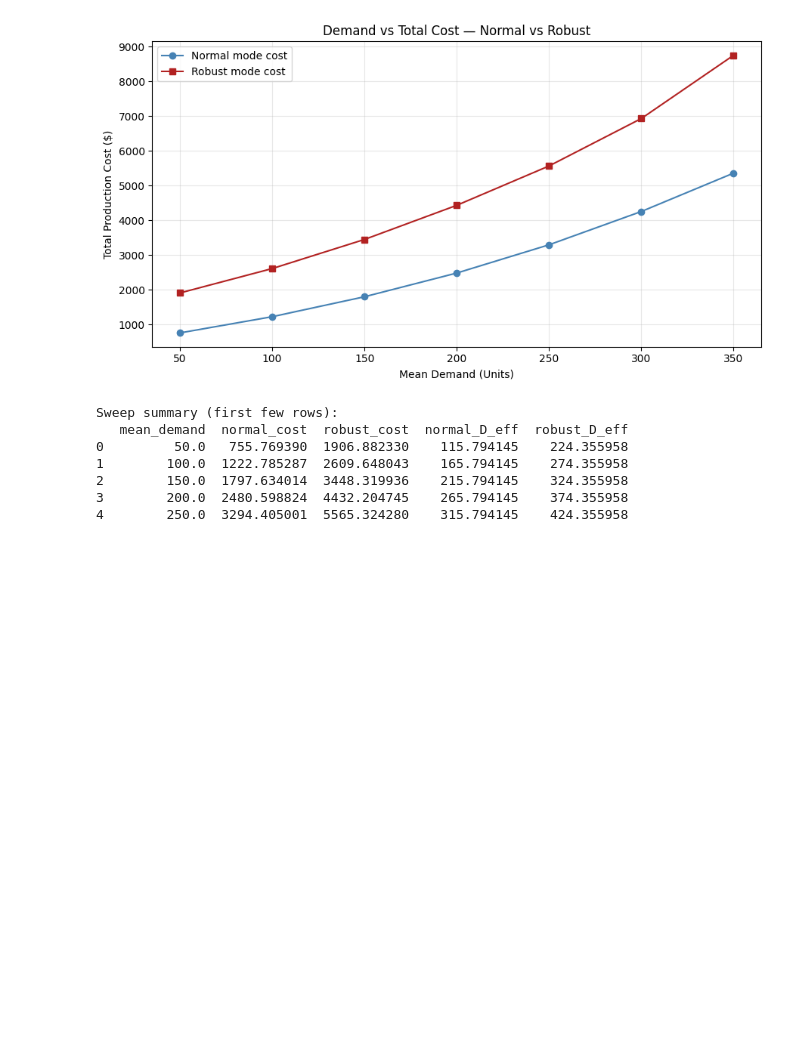
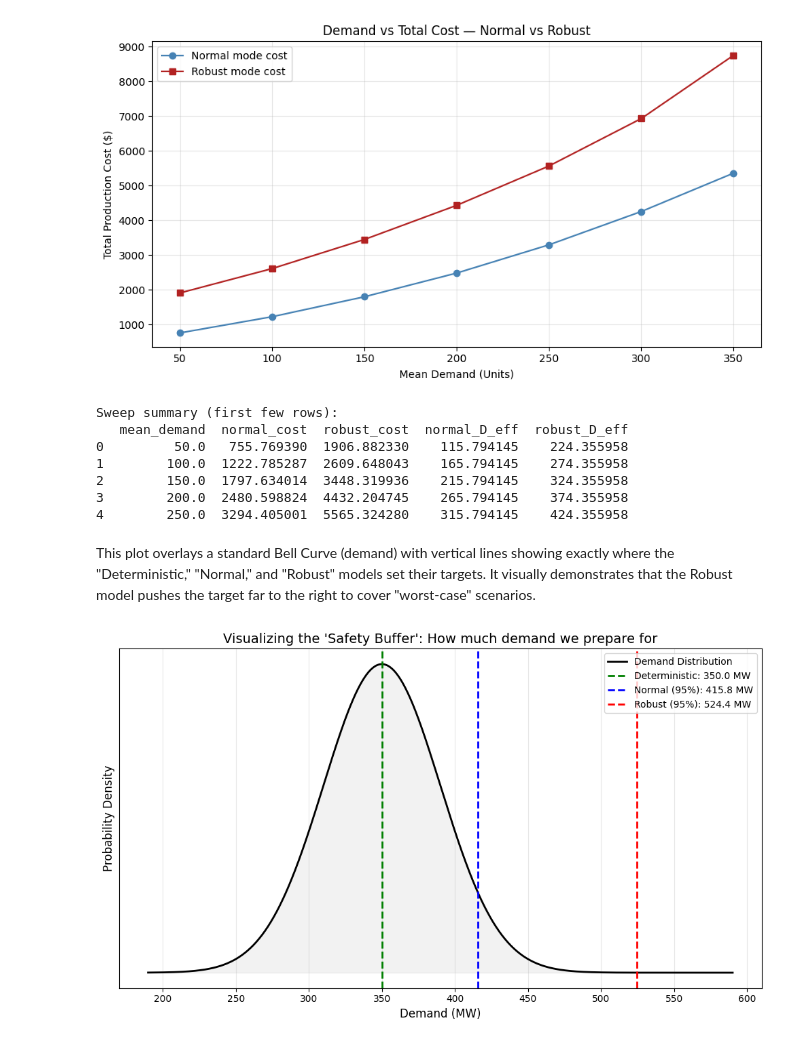
Before and after one commit to vishal36-pop/opti-project-draft, a Jupyter notebook: Opit_explained_dt 21st.ipynb, the cells around one changed output. Saved outputs shown, nothing was run; the diff lists cells and outputs as text; code cells hidden in the pictures; blank space fills up the shorter version.

Commit message:
rey lohith gaadi first graph add chesa please checkout

```diff
--- a/Opit_explained_dt 21st.ipynb
+++ b/Opit_explained_dt 21st.ipynb
@@ -602,3 +602,46 @@ Sweep summary (first few rows):
 2        150.0  1797.634014  3448.319936    215.794145    324.355958
 3        200.0  2480.598824  4432.204745    265.794145    374.355958
 4        250.0  3294.405001  5565.324280    315.794145    424.355958
+# %% [markdown]
+This plot overlays a standard Bell Curve (demand) with vertical lines showing exactly where the "Deterministic," "Normal," and "Robust" models set their targets.
+It visually demonstrates that the Robust model pushes the target far to the right to cover "worst-case" scenarios.
+# %%
+def plot_risk_distributions(mu, sigma, results):
+    """Visualize Gaussian demand distribution vs optimization targets."""
+    # Generate data for the Bell Curve
+    x = np.linspace(mu - 4*sigma, mu + 6*sigma, 1000)
+    y = stats.norm.pdf(x, mu, sigma)
+
+    plt.figure(figsize=(10, 6))
+
+    # 1. Plot the Bell Curve (Demand Probability)
+    plt.plot(x, y, 'k-', lw=2, label=f'Demand Distribution')
+    plt.fill_between(x, y, alpha=0.1, color='gray')
+
+    # 2. Plot the Targets (Vertical Lines)
+    # Deterministic (The Mean)
+    plt.axvline(mu, color='green', linestyle='--', linewidth=2, label=f'Deterministic: {mu:.1f} MW')
+
+    # Normal (Gaussian)
+    deff_norm = results['normal']['D_eff']
+    plt.axvline(deff_norm, color='blue', linestyle='--', linewidth=2, label=f'Normal (95%): {deff_norm:.1f} MW')
+
+    # Robust (Chebyshev)
+    deff_rob = results['robust']['D_eff']
+    plt.axvline(deff_rob, color='red', linestyle='--', linewidth=2, label=f'Robust (95%): {deff_rob:.1f} MW')
+
+    # Formatting
+    plt.xlabel("Demand (MW)", fontsize=12)
+    plt.ylabel("Probability Density", fontsize=12)
+    plt.title("Visualizing the 'Safety Buffer': How much demand we prepare for", fontsize=14)
+    plt.legend(loc='upper right')
+    plt.grid(True, alpha=0.3)
+    plt.yticks([]) # Hide y-axis numbers as they are abstract densities
+
+    plt.tight_layout()
+    plt.show()
+
+# Run the plot
+plot_risk_distributions(mu_D, sigma_D, results)
+# %% [output]
+[figure, added]
```
